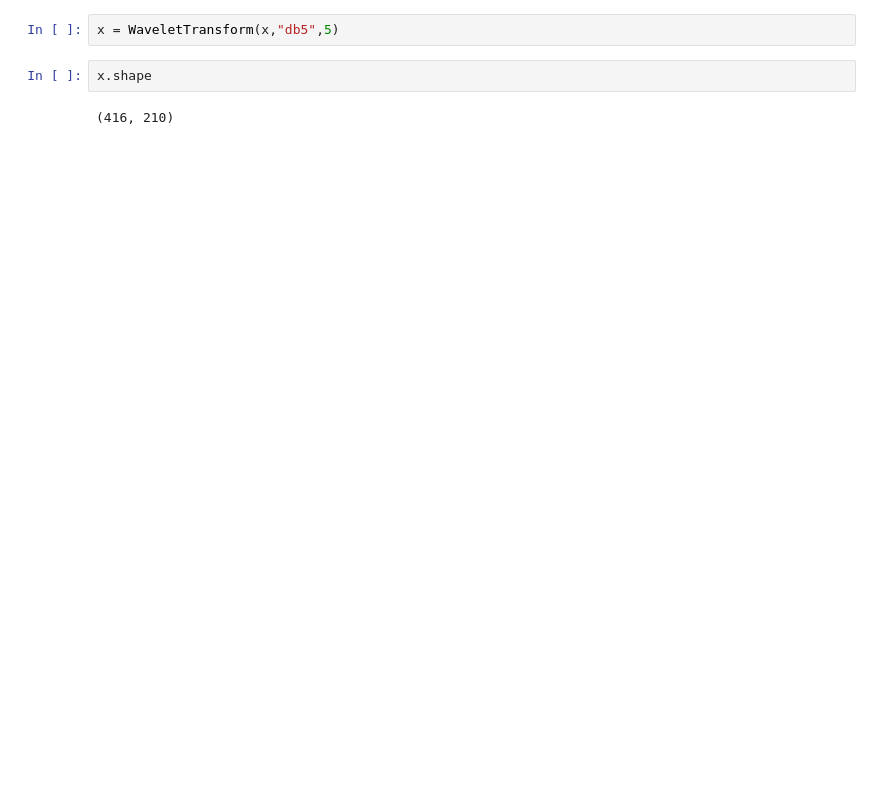
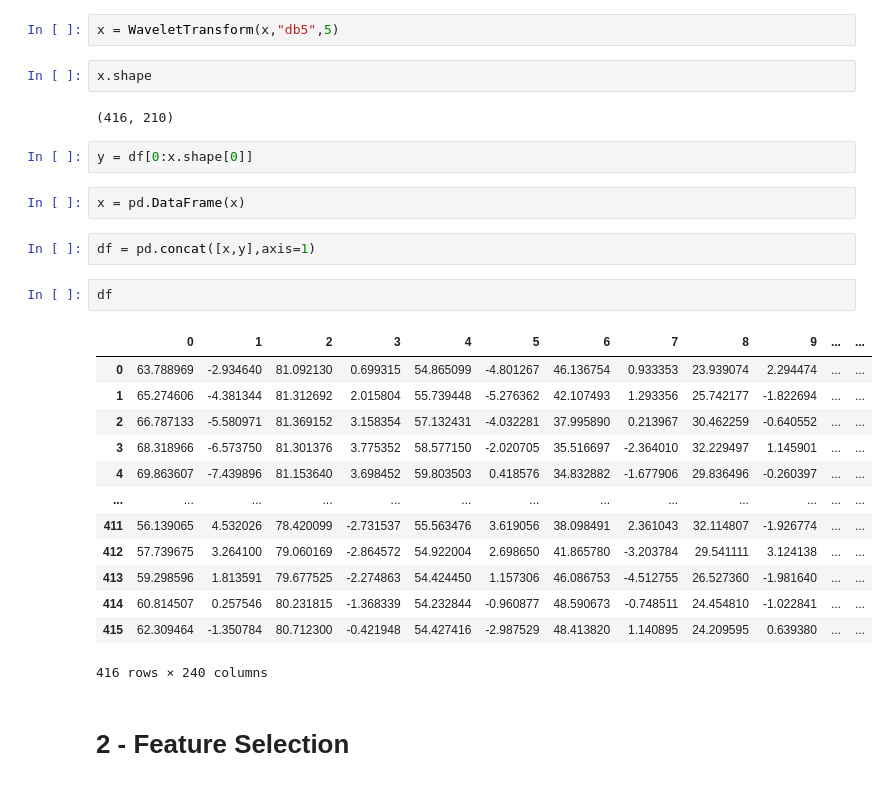
Before and after one commit to siavashkzb/Soil-temperature, a Jupyter notebook: df_50_with wavelet.ipynb, the cells around one changed output. Saved outputs shown, nothing was run; the diff lists cells and outputs as text; blank space fills up the shorter version.

```diff
--- a/df_50_with wavelet.ipynb
+++ b/df_50_with wavelet.ipynb
@@ -135,3 +111,27 @@ x = WaveletTransform(x,"db5",5)
 x.shape
 # %% [output]
 (416, 210)
+# %%
+y = df[0:x.shape[0]]
+# %%
+x = pd.DataFrame(x)
+# %%
+df = pd.concat([x,y],axis=1)
+# %%
+df
+# %% [output]
+|  | 0 | 1 | 2 | 3 | 4 | 5 | 6 | 7 | 8 | 9 | ... | ... |
+| 0 | 63.788969 | -2.934640 | 81.092130 | 0.699315 | 54.865099 | -4.801267 | 46.136754 | 0.933353 | 23.939074 | 2.294474 | ... | ... |
+| 1 | 65.274606 | -4.381344 | 81.312692 | 2.015804 | 55.739448 | -5.276362 | 42.107493 | 1.293356 | 25.742177 | -1.822694 | ... | ... |
+| 2 | 66.787133 | -5.580971 | 81.369152 | 3.158354 | 57.132431 | -4.032281 | 37.995890 | 0.213967 | 30.462259 | -0.640552 | ... | ... |
+| 3 | 68.318966 | -6.573750 | 81.301376 | 3.775352 | 58.577150 | -2.020705 | 35.516697 | -2.364010 | 32.229497 | 1.145901 | ... | ... |
+| 4 | 69.863607 | -7.439896 | 81.153640 | 3.698452 | 59.803503 | 0.418576 | 34.832882 | -1.677906 | 29.836496 | -0.260397 | ... | ... |
+| ... | ... | ... | ... | ... | ... | ... | ... | ... | ... | ... | ... | ... |
+| 411 | 56.139065 | 4.532026 | 78.420099 | -2.731537 | 55.563476 | 3.619056 | 38.098491 | 2.361043 | 32.114807 | -1.926774 | ... | ... |
+| 412 | 57.739675 | 3.264100 | 79.060169 | -2.864572 | 54.922004 | 2.698650 | 41.865780 | -3.203784 | 29.541111 | 3.124138 | ... | ... |
+| 413 | 59.298596 | 1.813591 | 79.677525 | -2.274863 | 54.424450 | 1.157306 | 46.086753 | -4.512755 | 26.527360 | -1.981640 | ... | ... |
+| 414 | 60.814507 | 0.257546 | 80.231815 | -1.368339 | 54.232844 | -0.960877 | 48.590673 | -0.748511 | 24.454810 | -1.022841 | ... | ... |
+| 415 | 62.309464 | -1.350784 | 80.712300 | -0.421948 | 54.427416 | -2.987529 | 48.413820 | 1.140895 | 24.209595 | 0.639380 | ... | ... |
+416 rows × 240 columns
+# %% [markdown]
+# 2 - Feature Selection
```
Also changed, not shown: parts of 102 cells of this notebook, 5 other files.
